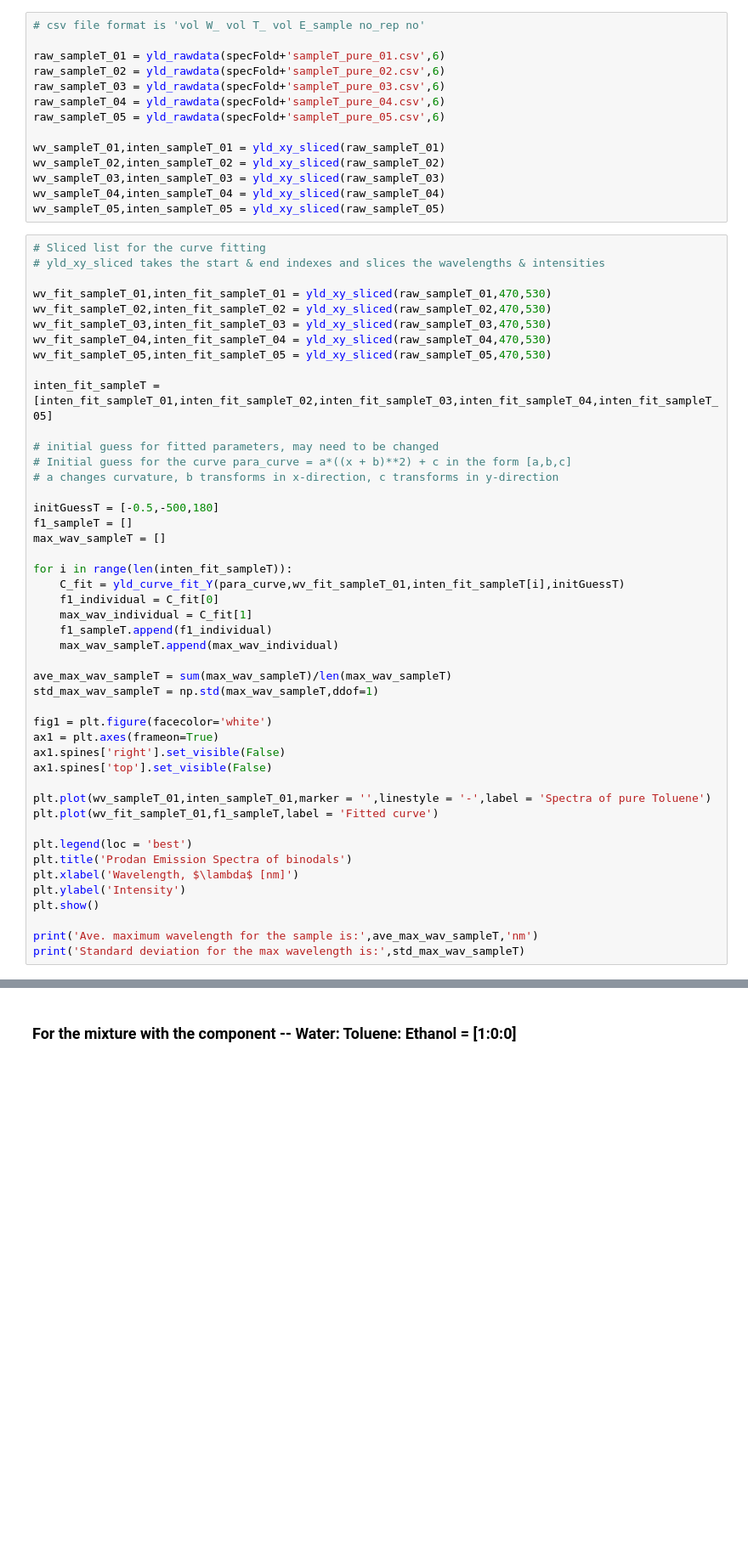
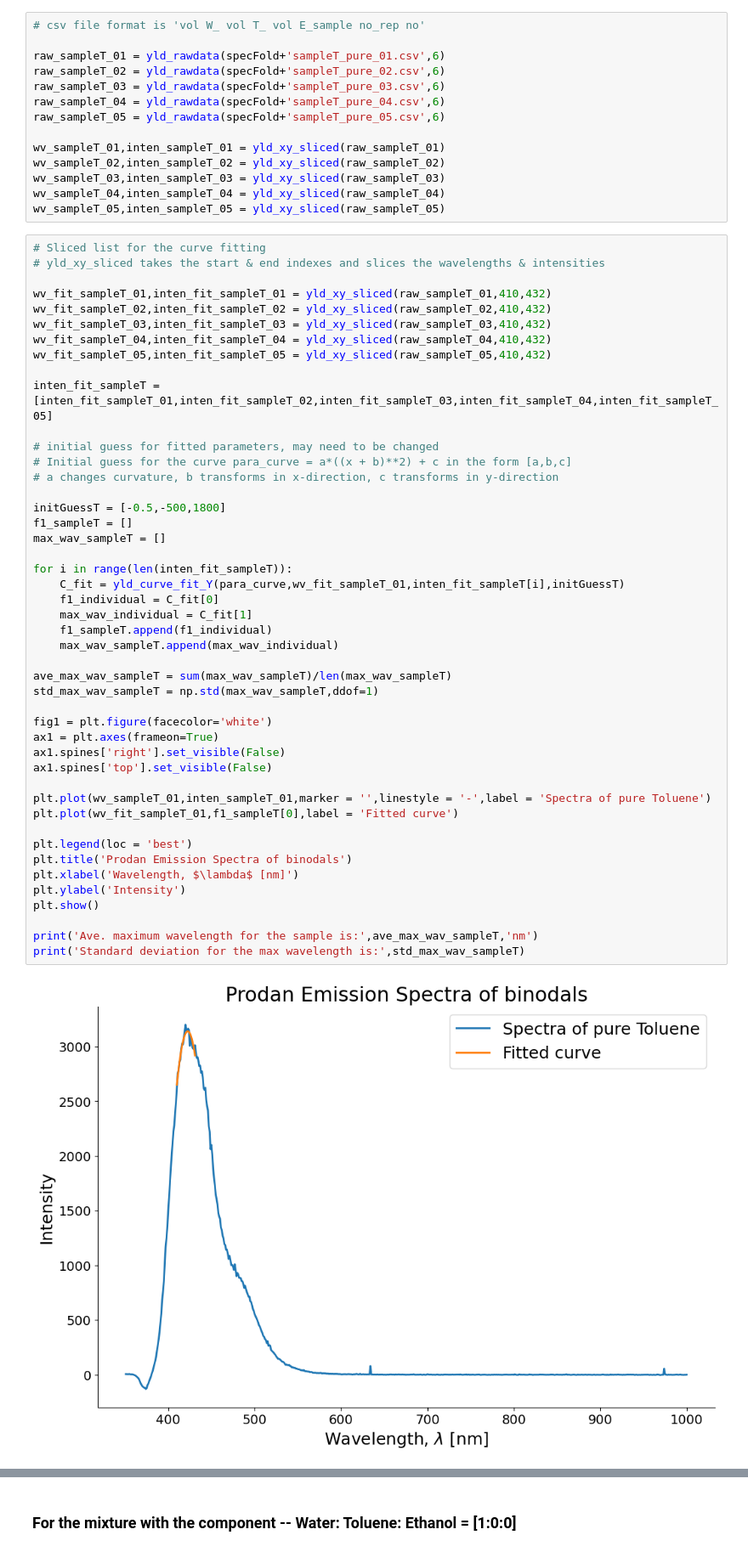
Before and after one commit to notmuchgeek/MS_2.2_TPDE, a Jupyter notebook: curve_fit_binodal.ipynb, the cells around one changed output, grey strips where cells are left out. Shown: that part at 85% size. Saved outputs shown, nothing was run; the diff lists cells and outputs as text; blank space fills up the shorter version.

Commit message:
sliced lists

```diff
--- a/curve_fit_binodal.ipynb
+++ b/curve_fit_binodal.ipynb
@@ -50,11 +56,11 @@ wv_sampleT_05,inten_sampleT_05 = yld_xy_sliced(raw_sampleT_05)
 # Sliced list for the curve fitting
 # yld_xy_sliced takes the start & end indexes and slices the wavelengths & intensities
 
-wv_fit_sampleT_01,inten_fit_sampleT_01 = yld_xy_sliced(raw_sampleT_01,470,530)
-wv_fit_sampleT_02,inten_fit_sampleT_02 = yld_xy_sliced(raw_sampleT_02,470,530)
-wv_fit_sampleT_03,inten_fit_sampleT_03 = yld_xy_sliced(raw_sampleT_03,470,530)
-wv_fit_sampleT_04,inten_fit_sampleT_04 = yld_xy_sliced(raw_sampleT_04,470,530)
-wv_fit_sampleT_05,inten_fit_sampleT_05 = yld_xy_sliced(raw_sampleT_05,470,530)
+wv_fit_sampleT_01,inten_fit_sampleT_01 = yld_xy_sliced(raw_sampleT_01,410,432)
+wv_fit_sampleT_02,inten_fit_sampleT_02 = yld_xy_sliced(raw_sampleT_02,410,432)
+wv_fit_sampleT_03,inten_fit_sampleT_03 = yld_xy_sliced(raw_sampleT_03,410,432)
+wv_fit_sampleT_04,inten_fit_sampleT_04 = yld_xy_sliced(raw_sampleT_04,410,432)
+wv_fit_sampleT_05,inten_fit_sampleT_05 = yld_xy_sliced(raw_sampleT_05,410,432)
 
 inten_fit_sampleT = [inten_fit_sampleT_01,inten_fit_sampleT_02,inten_fit_sampleT_03,inten_fit_sampleT_04,inten_fit_sampleT_05]
 
@@ -62,33 +68,35 @@ inten_fit_sampleT = [inten_fit_sampleT_01,inten_fit_sampleT_02,inten_fit_sampleT
 # Initial guess for the curve para_curve = a*((x + b)**2) + c in the form [a,b,c]
 # a changes curvature, b transforms in x-direction, c transforms in y-direction
 
-initGuessT = [-0.5,-500,180]
+initGuessT = [-0.5,-500,1800]
 f1_sampleT = []
 max_wav_sampleT = []
 
 for i in range(len(inten_fit_sampleT)):
     C_fit = yld_curve_fit_Y(para_curve,wv_fit_sampleT_01,inten_fit_sampleT[i],initGuessT)
     f1_individual = C_fit[0]
     max_wav_individual = C_fit[1]
     f1_sampleT.append(f1_individual)
     max_wav_sampleT.append(max_wav_individual)
 
 ave_max_wav_sampleT = sum(max_wav_sampleT)/len(max_wav_sampleT)
 std_max_wav_sampleT = np.std(max_wav_sampleT,ddof=1)
 
 fig1 = plt.figure(facecolor='white')
 ax1 = plt.axes(frameon=True)
 ax1.spines['right'].set_visible(False)
 ax1.spines['top'].set_visible(False)
 
 plt.plot(wv_sampleT_01,inten_sampleT_01,marker = '',linestyle = '-',label = 'Spectra of pure Toluene')
-plt.plot(wv_fit_sampleT_01,f1_sampleT,label = 'Fitted curve')
+plt.plot(wv_fit_sampleT_01,f1_sampleT[0],label = 'Fitted curve')
 
 plt.legend(loc = 'best')
 plt.title('Prodan Emission Spectra of binodals')
 plt.xlabel('Wavelength, $\lambda$ [nm]')
 plt.ylabel('Intensity')
 plt.show()
 
 print('Ave. maximum wavelength for the sample is:',ave_max_wav_sampleT,'nm')
 print('Standard deviation for the max wavelength is:',std_max_wav_sampleT)
+# %% [output]
+[figure, added]
```
Also changed, not shown: parts of 2 cells of this notebook.
